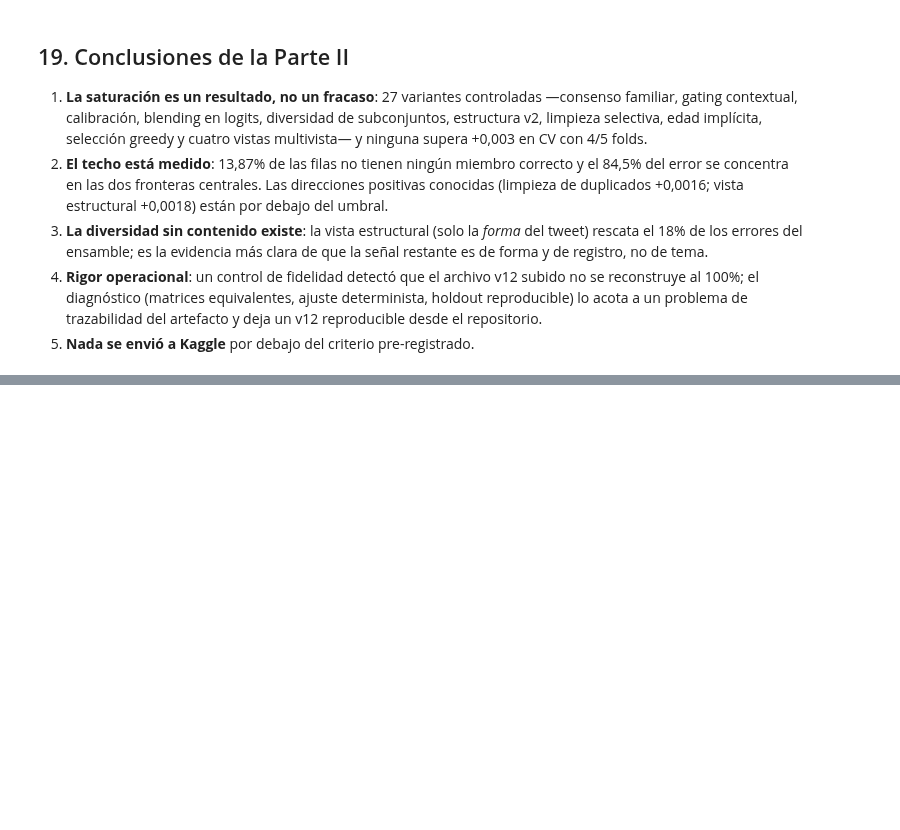
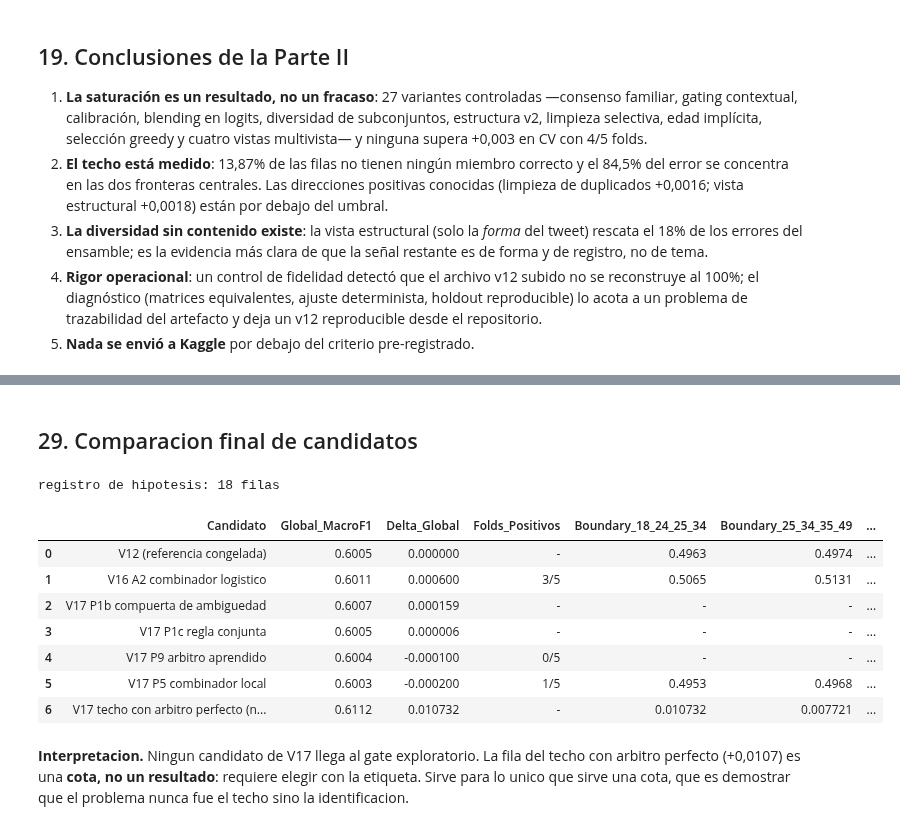
Before and after one commit to Garnica1999/PLN, a Jupyter notebook: KAGGLE_AGE_2026_PUJ/notebooks/99_entrega_consolidado.ipynb, the cells around one changed output, grey strips where cells are left out. Drawn from its saved outputs; the diff is of its cells as text; code cells hidden in the pictures; blank space fills up the shorter version.

```diff
--- a/KAGGLE_AGE_2026_PUJ/notebooks/99_entrega_consolidado.ipynb
+++ b/KAGGLE_AGE_2026_PUJ/notebooks/99_entrega_consolidado.ipynb
@@ -738,0 +1072,23 @@ experimentos registrados: 61 | decisiones: 35
+# %% [markdown]
+## 29. Comparacion final de candidatos
+# %%
+candidatos = pd.read_csv(cfg.REPORTS / "v17_candidate_comparison.csv")
+maestro = pd.read_csv(cfg.REPORTS / "v17_master_results.csv")
+print(f"registro de hipotesis: {len(pd.read_csv(cfg.REPORTS / 'v17_hypothesis_registry.csv'))} filas")
+candidatos[["Candidato", "Global_MacroF1", "Delta_Global", "Folds_Positivos",
+            "Boundary_18_24_25_34", "Boundary_25_34_35_49", "Decision"]]
+# %% [output]
+registro de hipotesis: 18 filas
+|  | Candidato | Global_MacroF1 | Delta_Global | Folds_Positivos | Boundary_18_24_25_34 | Boundary_25_34_35_49 | ... |
+| 0 | V12 (referencia congelada) | 0.6005 | 0.000000 | - | 0.4963 | 0.4974 | ... |
+| 1 | V16 A2 combinador logistico | 0.6011 | 0.000600 | 3/5 | 0.5065 | 0.5131 | ... |
+| 2 | V17 P1b compuerta de ambiguedad | 0.6007 | 0.000159 | - | - | - | ... |
+| 3 | V17 P1c regla conjunta | 0.6005 | 0.000006 | - | - | - | ... |
+| 4 | V17 P9 arbitro aprendido | 0.6004 | -0.000100 | 0/5 | - | - | ... |
+| 5 | V17 P5 combinador local | 0.6003 | -0.000200 | 1/5 | 0.4953 | 0.4968 | ... |
+| 6 | V17 techo con arbitro perfecto (n... | 0.6112 | 0.010732 | - | 0.010732 | 0.007721 | ... |
+# %% [markdown]
+**Interpretacion.** Ningun candidato de V17 llega al gate exploratorio. La fila del techo
+con arbitro perfecto (+0,0107) es una **cota, no un resultado**: requiere elegir con la
+etiqueta. Sirve para lo unico que sirve una cota, que es demostrar que el problema nunca
+fue el techo sino la identificacion.
```
Also changed, not shown: parts of 30 cells of this notebook, 12 other files.
